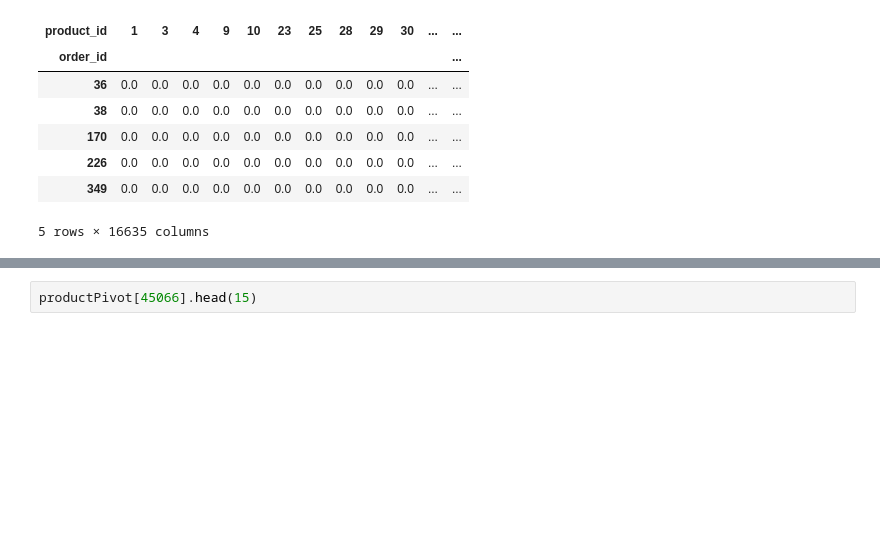
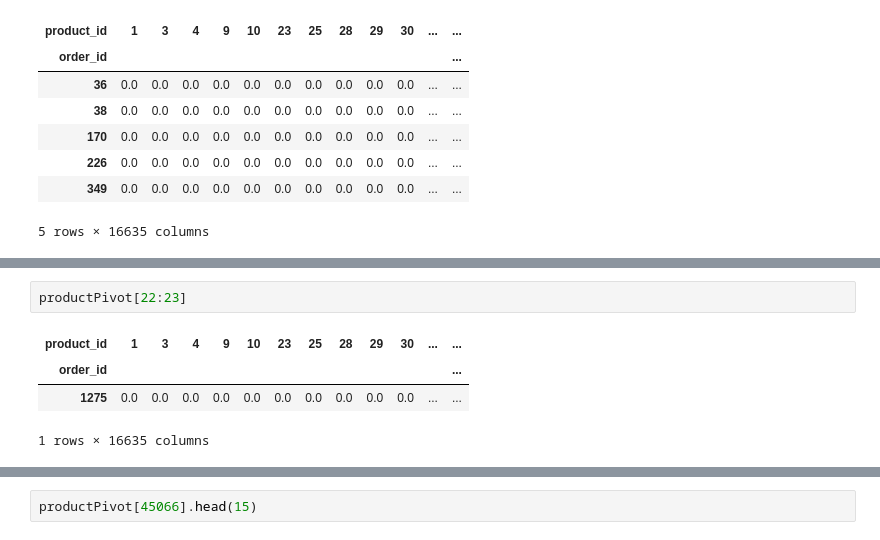
Before and after one commit to hjhuney/Instacart, a Jupyter notebook: Instacart.ipynb, the cells around one changed output, grey strips where cells are left out. Drawn from its saved outputs; the diff is of its cells as text; blank space fills up the shorter version.

```diff
--- a/Instacart.ipynb
+++ b/Instacart.ipynb
@@ -757,0 +800,7 @@ productPivot.head()
+# %%
+productPivot[22:23]
+# %% [output]
+| product_id | 1 | 3 | 4 | 9 | 10 | 23 | 25 | 28 | 29 | 30 | ... | ... |
+| order_id |  |  |  |  |  |  |  |  |  |  |  | ... |
+| 1275 | 0.0 | 0.0 | 0.0 | 0.0 | 0.0 | 0.0 | 0.0 | 0.0 | 0.0 | 0.0 | ... | ... |
+1 rows × 16635 columns
```
Also changed, not shown: parts of 18 cells of this notebook.
